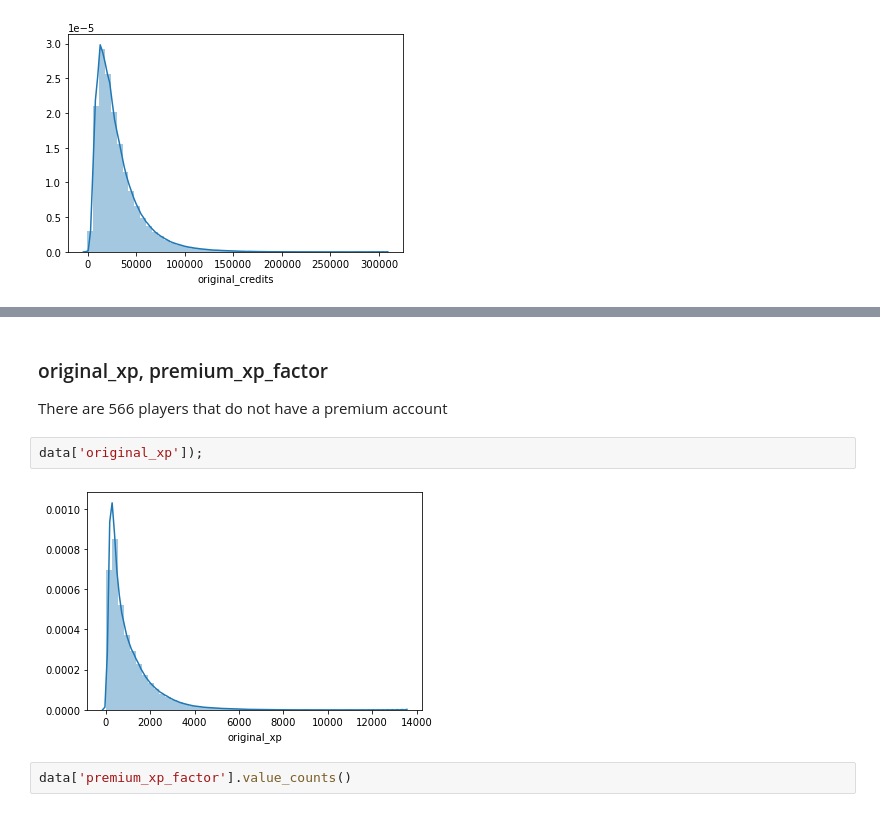
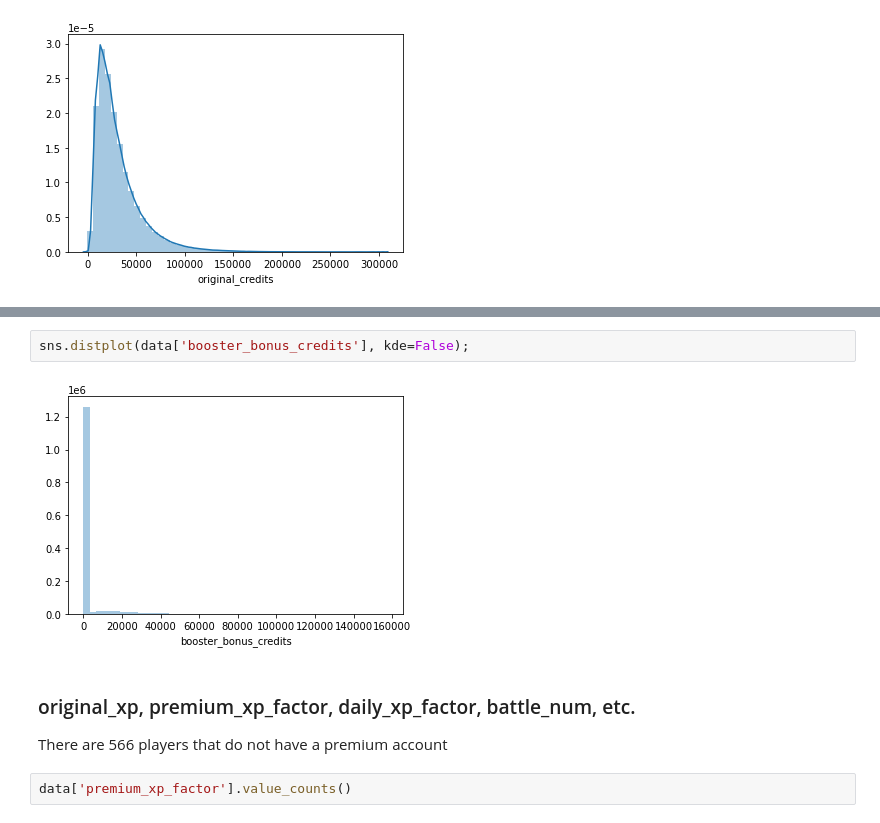
Before and after one commit to Egorka1/WG_Forge, a Jupyter notebook: WGProject.ipynb, the cells around one changed output, grey strips where cells are left out. Cells and saved outputs as stored; diff of their text form.

```diff
--- a/WGProject.ipynb
+++ b/WGProject.ipynb
@@ -484,11 +495,11 @@ data[data['original_credits'] < 0]
+# %%
+sns.distplot(data['booster_bonus_credits'], kde=False);
+# %% [output]
+[figure, added]
 # %% [markdown]
-### original_xp, premium_xp_factor
+### original_xp, premium_xp_factor, daily_xp_factor, battle_num, etc.
 
 There are 566 players that do not have a premium account
-# %%
-data['original_xp']);
-# %% [output]
-[figure, removed]
 # %%
 data['premium_xp_factor'].value_counts()
 # %% [output]
```
Also changed, not shown: parts of 40 cells of this notebook.
